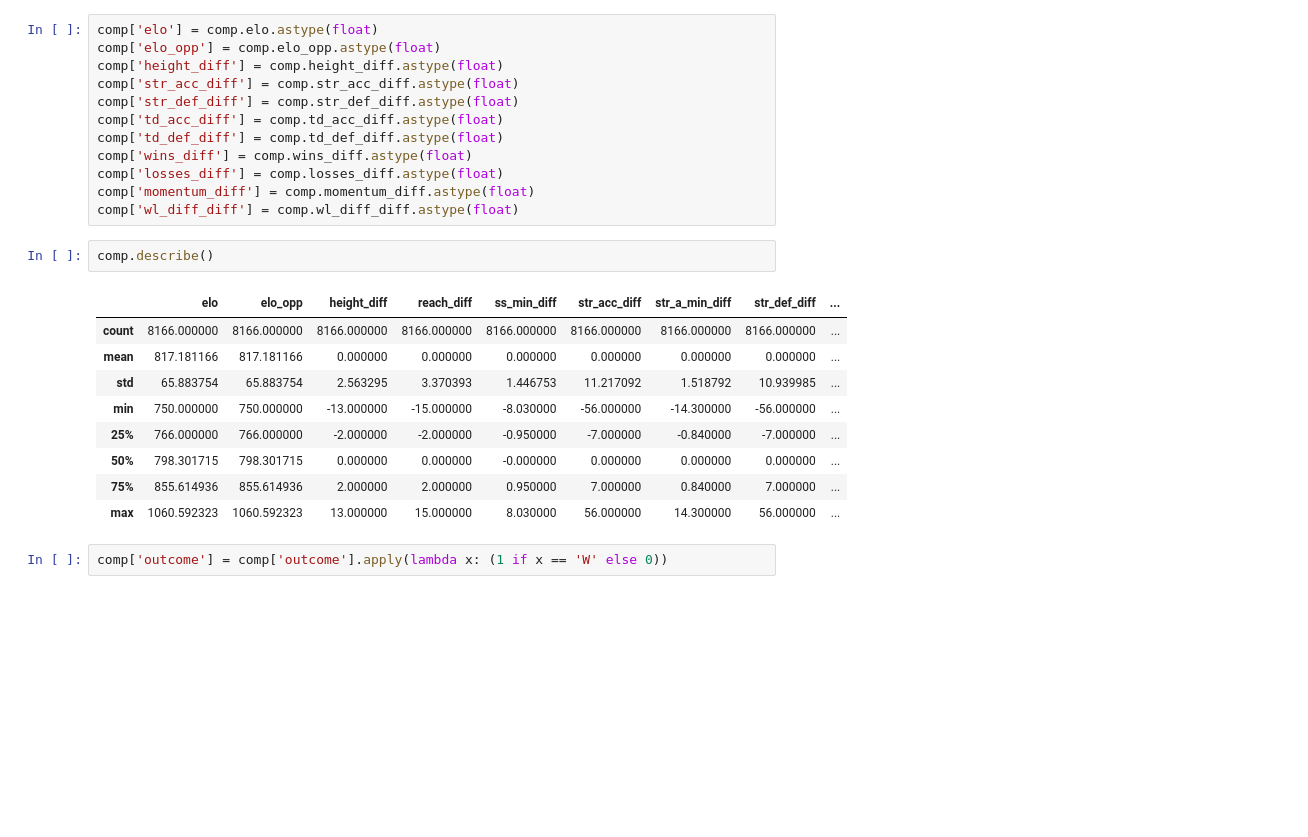
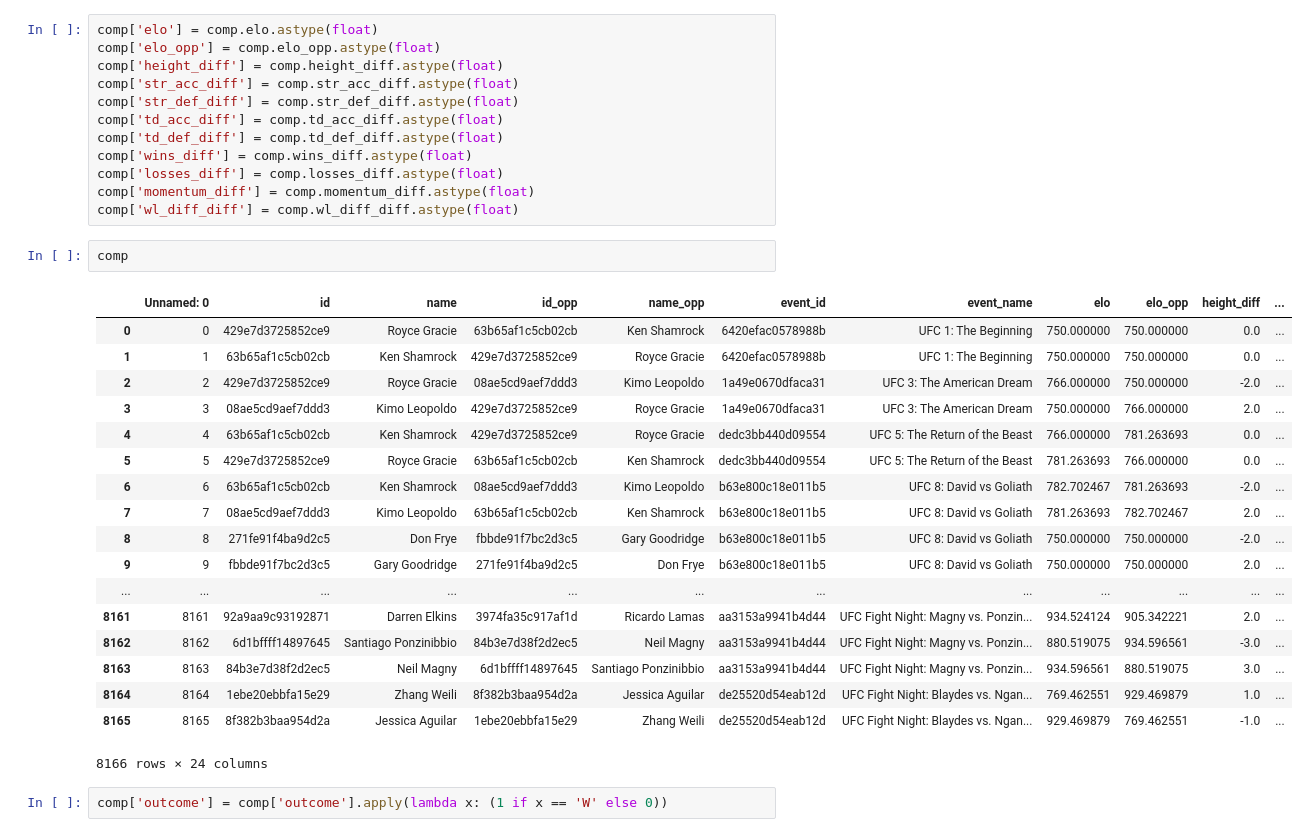
Before and after one commit to pkong97/mma-predictor, a Jupyter notebook: prediction-engine.ipynb, the cells around one changed output. Saved outputs shown, nothing was run; the diff lists cells and outputs as text; blank space fills up the shorter version.

```diff
--- a/prediction-engine.ipynb
+++ b/prediction-engine.ipynb
@@ -254,17 +254,26 @@ comp['losses_diff'] = comp.losses_diff.astype(float)
 comp['momentum_diff'] = comp.momentum_diff.astype(float)
 comp['wl_diff_diff'] = comp.wl_diff_diff.astype(float)
 # %%
-comp.describe()
+comp
 # %% [output]
-|  | elo | elo_opp | height_diff | reach_diff | ss_min_diff | str_acc_diff | str_a_min_diff | str_def_diff | ... |
-| count | 8166.000000 | 8166.000000 | 8166.000000 | 8166.000000 | 8166.000000 | 8166.000000 | 8166.000000 | 8166.000000 | ... |
-| mean | 817.181166 | 817.181166 | 0.000000 | 0.000000 | 0.000000 | 0.000000 | 0.000000 | 0.000000 | ... |
-| std | 65.883754 | 65.883754 | 2.563295 | 3.370393 | 1.446753 | 11.217092 | 1.518792 | 10.939985 | ... |
-| min | 750.000000 | 750.000000 | -13.000000 | -15.000000 | -8.030000 | -56.000000 | -14.300000 | -56.000000 | ... |
-| 25% | 766.000000 | 766.000000 | -2.000000 | -2.000000 | -0.950000 | -7.000000 | -0.840000 | -7.000000 | ... |
-| 50% | 798.301715 | 798.301715 | 0.000000 | 0.000000 | -0.000000 | 0.000000 | 0.000000 | 0.000000 | ... |
-| 75% | 855.614936 | 855.614936 | 2.000000 | 2.000000 | 0.950000 | 7.000000 | 0.840000 | 7.000000 | ... |
-| max | 1060.592323 | 1060.592323 | 13.000000 | 15.000000 | 8.030000 | 56.000000 | 14.300000 | 56.000000 | ... |
+|  | Unnamed: 0 | id | name | id_opp | name_opp | event_id | event_name | elo | elo_opp | height_diff | ... |
+| 0 | 0 | 429e7d3725852ce9 | Royce Gracie | 63b65af1c5cb02cb | Ken Shamrock | 6420efac0578988b | UFC 1: The Beginning | 750.000000 | 750.000000 | 0.0 | ... |
+| 1 | 1 | 63b65af1c5cb02cb | Ken Shamrock | 429e7d3725852ce9 | Royce Gracie | 6420efac0578988b | UFC 1: The Beginning | 750.000000 | 750.000000 | 0.0 | ... |
+| 2 | 2 | 429e7d3725852ce9 | Royce Gracie | 08ae5cd9aef7ddd3 | Kimo Leopoldo | 1a49e0670dfaca31 | UFC 3: The American Dream | 766.000000 | 750.000000 | -2.0 | ... |
+| 3 | 3 | 08ae5cd9aef7ddd3 | Kimo Leopoldo | 429e7d3725852ce9 | Royce Gracie | 1a49e0670dfaca31 | UFC 3: The American Dream | 750.000000 | 766.000000 | 2.0 | ... |
+| 4 | 4 | 63b65af1c5cb02cb | Ken Shamrock | 429e7d3725852ce9 | Royce Gracie | dedc3bb440d09554 | UFC 5: The Return of the Beast | 766.000000 | 781.263693 | 0.0 | ... |
+| 5 | 5 | 429e7d3725852ce9 | Royce Gracie | 63b65af1c5cb02cb | Ken Shamrock | dedc3bb440d09554 | UFC 5: The Return of the Beast | 781.263693 | 766.000000 | 0.0 | ... |
+| 6 | 6 | 63b65af1c5cb02cb | Ken Shamrock | 08ae5cd9aef7ddd3 | Kimo Leopoldo | b63e800c18e011b5 | UFC 8: David vs Goliath | 782.702467 | 781.263693 | -2.0 | ... |
+| 7 | 7 | 08ae5cd9aef7ddd3 | Kimo Leopoldo | 63b65af1c5cb02cb | Ken Shamrock | b63e800c18e011b5 | UFC 8: David vs Goliath | 781.263693 | 782.702467 | 2.0 | ... |
+| 8 | 8 | 271fe91f4ba9d2c5 | Don Frye | fbbde91f7bc2d3c5 | Gary Goodridge | b63e800c18e011b5 | UFC 8: David vs Goliath | 750.000000 | 750.000000 | -2.0 | ... |
+| 9 | 9 | fbbde91f7bc2d3c5 | Gary Goodridge | 271fe91f4ba9d2c5 | Don Frye | b63e800c18e011b5 | UFC 8: David vs Goliath | 750.000000 | 750.000000 | 2.0 | ... |
+| ... | ... | ... | ... | ... | ... | ... | ... | ... | ... | ... | ... |
+| 8161 | 8161 | 92a9aa9c93192871 | Darren Elkins | 3974fa35c917af1d | Ricardo Lamas | aa3153a9941b4d44 | UFC Fight Night: Magny vs. Ponzin... | 934.524124 | 905.342221 | 2.0 | ... |
+| 8162 | 8162 | 6d1bffff14897645 | Santiago Ponzinibbio | 84b3e7d38f2d2ec5 | Neil Magny | aa3153a9941b4d44 | UFC Fight Night: Magny vs. Ponzin... | 880.519075 | 934.596561 | -3.0 | ... |
+| 8163 | 8163 | 84b3e7d38f2d2ec5 | Neil Magny | 6d1bffff14897645 | Santiago Ponzinibbio | aa3153a9941b4d44 | UFC Fight Night: Magny vs. Ponzin... | 934.596561 | 880.519075 | 3.0 | ... |
+| 8164 | 8164 | 1ebe20ebbfa15e29 | Zhang Weili | 8f382b3baa954d2a | Jessica Aguilar | de25520d54eab12d | UFC Fight Night: Blaydes vs. Ngan... | 769.462551 | 929.469879 | 1.0 | ... |
+| 8165 | 8165 | 8f382b3baa954d2a | Jessica Aguilar | 1ebe20ebbfa15e29 | Zhang Weili | de25520d54eab12d | UFC Fight Night: Blaydes vs. Ngan... | 929.469879 | 769.462551 | -1.0 | ... |
+8166 rows × 24 columns
 # %%
 comp['outcome'] = comp['outcome'].apply(lambda x: (1 if x == 'W' else 0))
 # %%
```
Also changed, not shown: 1 other file.
